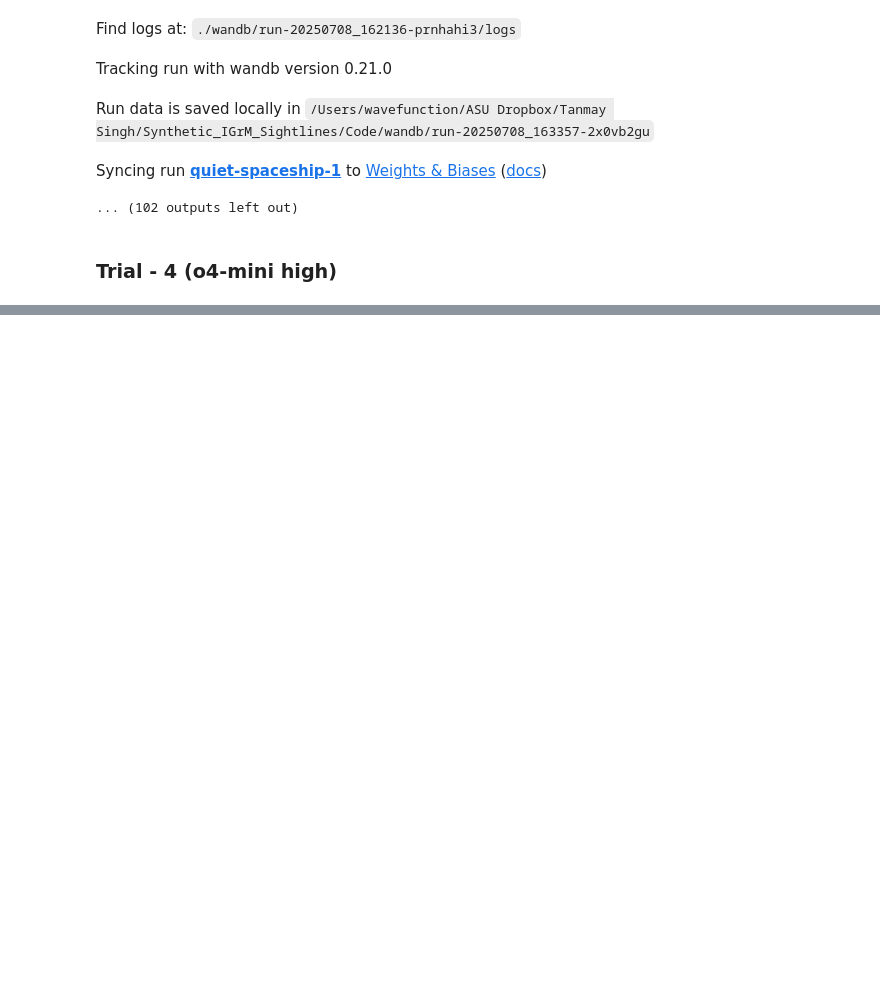
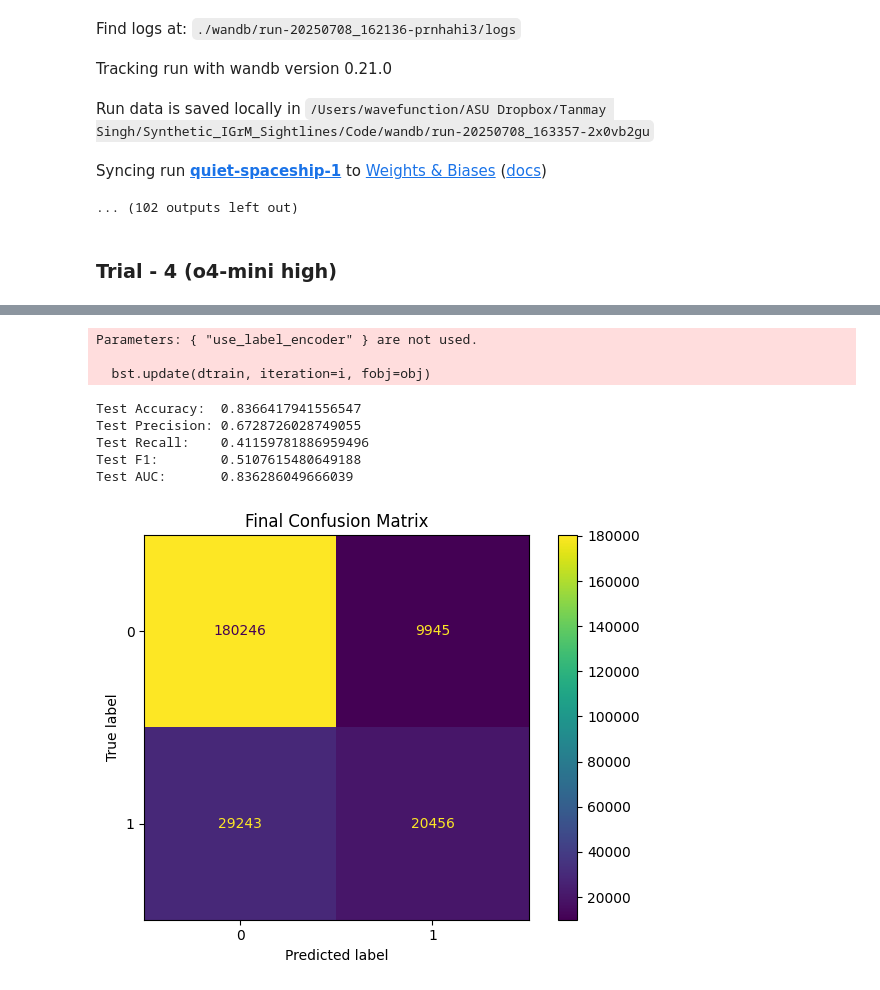
Before and after one commit to tanmay-starslab/OVI_IGrM, a Jupyter notebook: Code/training_data.ipynb, the cells around one changed output, grey strips where cells are left out. Drawn from its saved outputs; the diff is of its cells as text; code cells hidden in the pictures; blank space fills up the shorter version.

```diff
--- a/Code/training_data.ipynb
+++ b/Code/training_data.ipynb
@@ -1570,0 +1606,46 @@ ImportError: cannot import name 'SPARSE_ARRAY_PRESENT' from 'sklearn.utils.fixes
+# %%
+# %% [markdown]
+# ## 7.  Final Training & Test Evaluation
+
+# 7a) retrain on train+val with best params
+best_params = study.best_trial.params
+best_params.update({
+    "objective":"binary:logistic",
+    "eval_metric":"logloss",
+    "tree_method":"hist",
+    "scale_pos_weight": scale_pos,
+    "use_label_encoder":False,
+    "seed":42,
+    "n_jobs":-1
+})
+clf = xgb.XGBClassifier(**best_params)
+clf.fit(pd.concat([X_train,X_val]), pd.concat([y_train,y_val]))
+
+# 7b) predict on test
+y_test_proba = clf.predict_proba(X_test)[:,1]
+y_test_pred  = (y_test_proba >= opt_thr).astype(int)
+
+# 7c) metrics
+print("Test Accuracy: ", accuracy_score(y_test, y_test_pred))
+print("Test Precision:", precision_score(y_test, y_test_pred))
+print("Test Recall:   ", recall_score(y_test, y_test_pred))
+print("Test F1:       ", f1_score(y_test, y_test_pred))
+print("Test AUC:      ", roc_auc_score(y_test, y_test_proba))
+
+# confusion matrix
+from sklearn.metrics import ConfusionMatrixDisplay
+ConfusionMatrixDisplay.from_predictions(y_test, y_test_pred,
+                                        cmap="viridis", values_format="d")
+plt.title("Final Confusion Matrix")
+plt.tight_layout()
+plt.show()
+# %% [output]
+Parameters: { "use_label_encoder" } are not used.
+
+  bst.update(dtrain, iteration=i, fobj=obj)
+Test Accuracy:  0.8366417941556547
+Test Precision: 0.6728726028749055
+Test Recall:    0.41159781886959496
+Test F1:        0.5107615480649188
+Test AUC:       0.836286049666039
+[figure, added]
```
Also changed, not shown: parts of 43 cells of this notebook, 1 other file.
